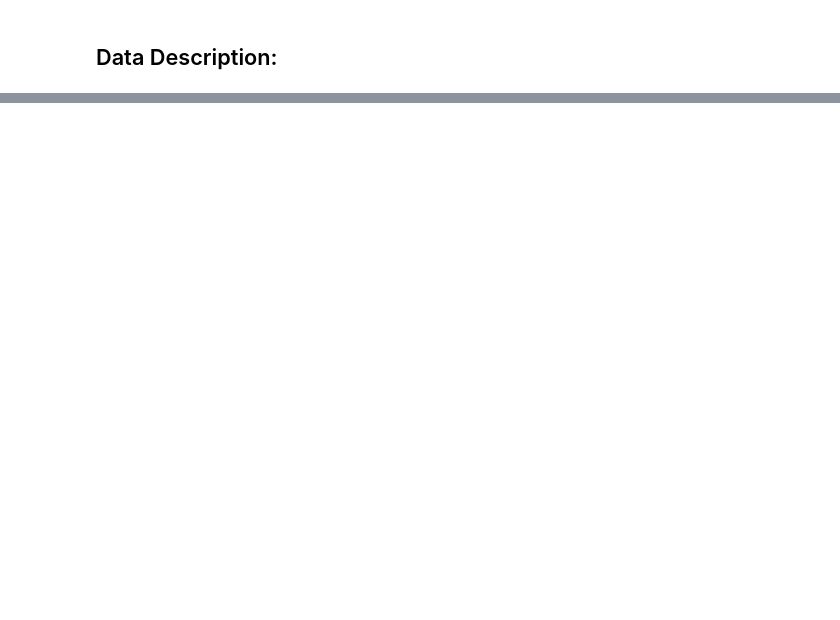
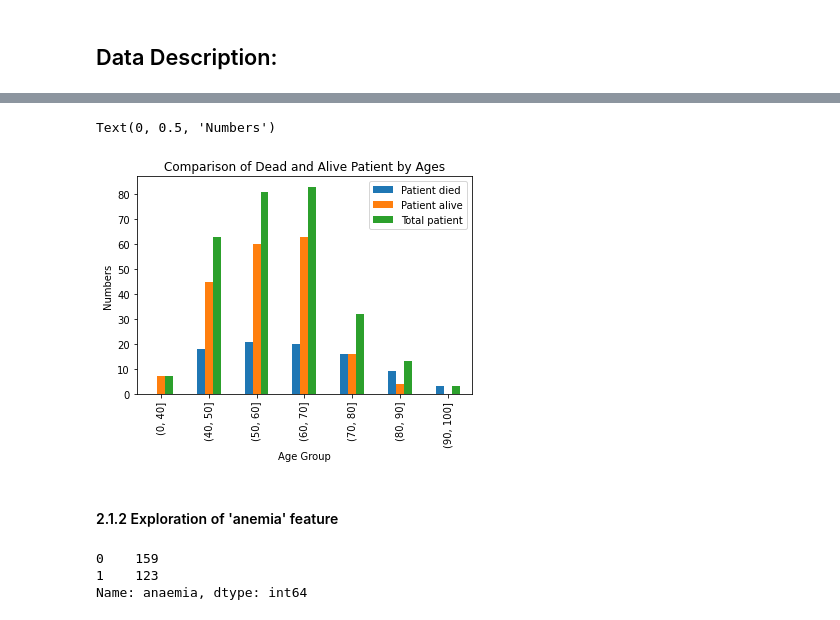
Before and after one commit to SyedKabir-dataWorm/Machine_learning_models, a Jupyter notebook: heartFailure.ipynb, the cells around one changed output, grey strips where cells are left out. Cells and saved outputs as stored; diff of their text form; code cells hidden in the pictures; blank space fills up the shorter version.

```diff
--- a/heartFailure.ipynb
+++ b/heartFailure.ipynb
@@ -117,0 +143,4 @@ Name: platelets, dtype: int64
+# %%
+patientDead=heartFailure[heartFailure['DEATH_EVENT']==1]
+# %%
+patientAlive=heartFailure[heartFailure['DEATH_EVENT']==0]
@@ -117,0 +159,27 @@ Name: platelets, dtype: int64
+# %%
+age_group_alive = pd.cut(patientAlive['age'], bins=[0, 40, 50, 60, 70, 80, 90,100])
+age_group_dead = pd.cut(patientDead['age'], bins=[0, 40, 50, 60, 70, 80, 90,100])
+# %%
+counts_alive= age_group_alive.value_counts()
+counts_dead = age_group_dead.value_counts()
+counts_total = counts_alive+counts_dead
+percent = counts_dead / counts_total
+fmt = '{:.1%}'.format
+age_patient = pd.DataFrame({'Patient died': counts_dead, 'Patient alive': counts_alive,
+              'Total patient':counts_total, 'Death Percent in Same Age Group': percent.map(fmt)})
+# %%
+age_patient.plot(kind="bar")
+plt.title("Comparison of Dead and Alive Patient by Ages")
+plt.xlabel("Age Group")
+plt.ylabel("Numbers")
+# %% [output]
+Text(0, 0.5, 'Numbers')
+[figure, added]
+# %% [markdown]
+#### 2.1.2  Exploration of 'anemia' feature
+# %%
+heartFailure['anaemia'].value_counts()
+# %% [output]
+0    159
+1    123
+Name: anaemia, dtype: int64
```
Also changed, not shown: parts of 48 cells of this notebook.
